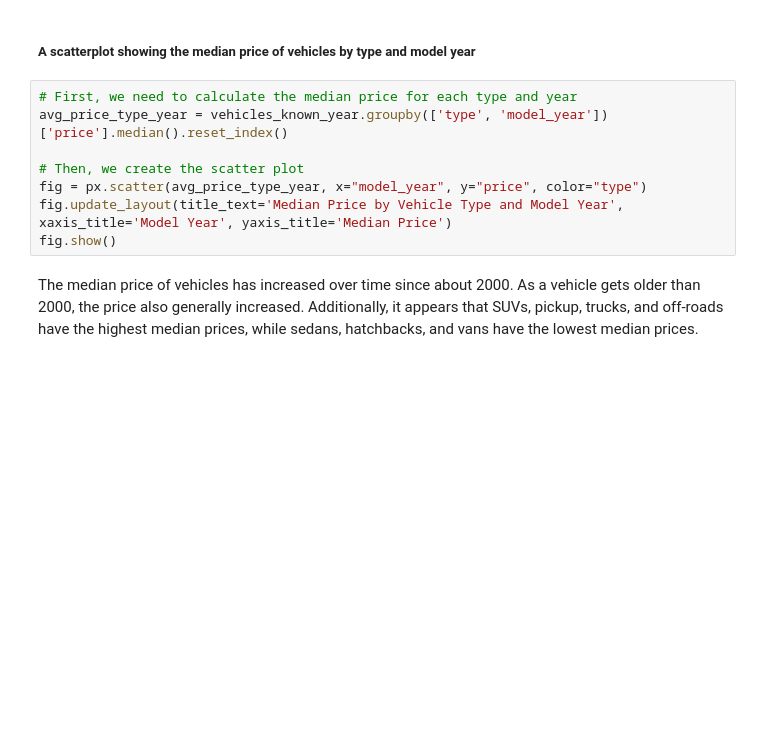
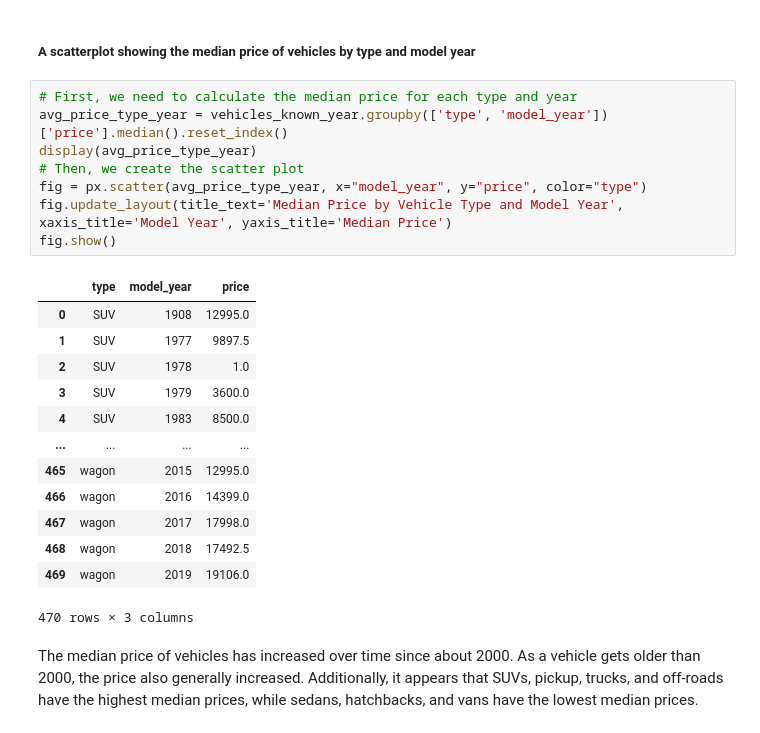
Before and after one commit to jestercruz/sdt, a Jupyter notebook: notebooks/car_advertisement.ipynb, the cells around one changed output. Saved outputs shown, nothing was run; the diff lists cells and outputs as text; blank space fills up the shorter version.

```diff
--- a/notebooks/car_advertisement.ipynb
+++ b/notebooks/car_advertisement.ipynb
@@ -126,11 +132,25 @@ vehicles_known_year = vehicles[vehicles['model_year'] != 0]
 # %%
 # First, we need to calculate the median price for each type and year
 avg_price_type_year = vehicles_known_year.groupby(['type', 'model_year'])['price'].median().reset_index()
-
+display(avg_price_type_year)
 # Then, we create the scatter plot
 fig = px.scatter(avg_price_type_year, x="model_year", y="price", color="type")
 fig.update_layout(title_text='Median Price by Vehicle Type and Model Year', xaxis_title='Model Year', yaxis_title='Median Price')
 fig.show()
+# %% [output]
+|  | type | model_year | price |
+| 0 | SUV | 1908 | 12995.0 |
+| 1 | SUV | 1977 | 9897.5 |
+| 2 | SUV | 1978 | 1.0 |
+| 3 | SUV | 1979 | 3600.0 |
+| 4 | SUV | 1983 | 8500.0 |
+| ... | ... | ... | ... |
+| 465 | wagon | 2015 | 12995.0 |
+| 466 | wagon | 2016 | 14399.0 |
+| 467 | wagon | 2017 | 17998.0 |
+| 468 | wagon | 2018 | 17492.5 |
+| 469 | wagon | 2019 | 19106.0 |
+470 rows × 3 columns
 # %% [markdown]
 The median price of vehicles has increased over time since about 2000. As a vehicle gets older than 2000, the price also generally increased. Additionally, it appears that SUVs, pickup, trucks, and off-roads have the highest median prices, while sedans, hatchbacks, and vans have the lowest median prices.
 # %% [markdown]
```
Also changed, not shown: parts of 2 cells of this notebook.
